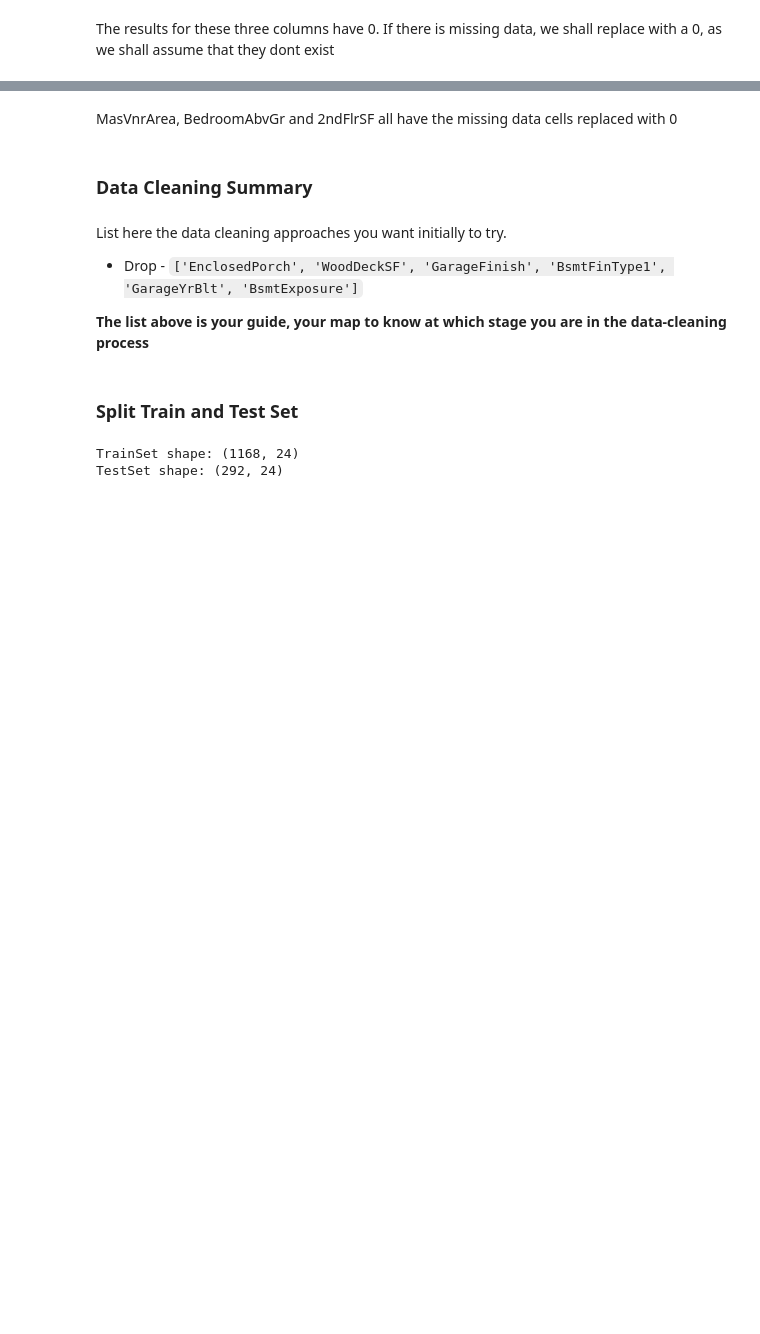
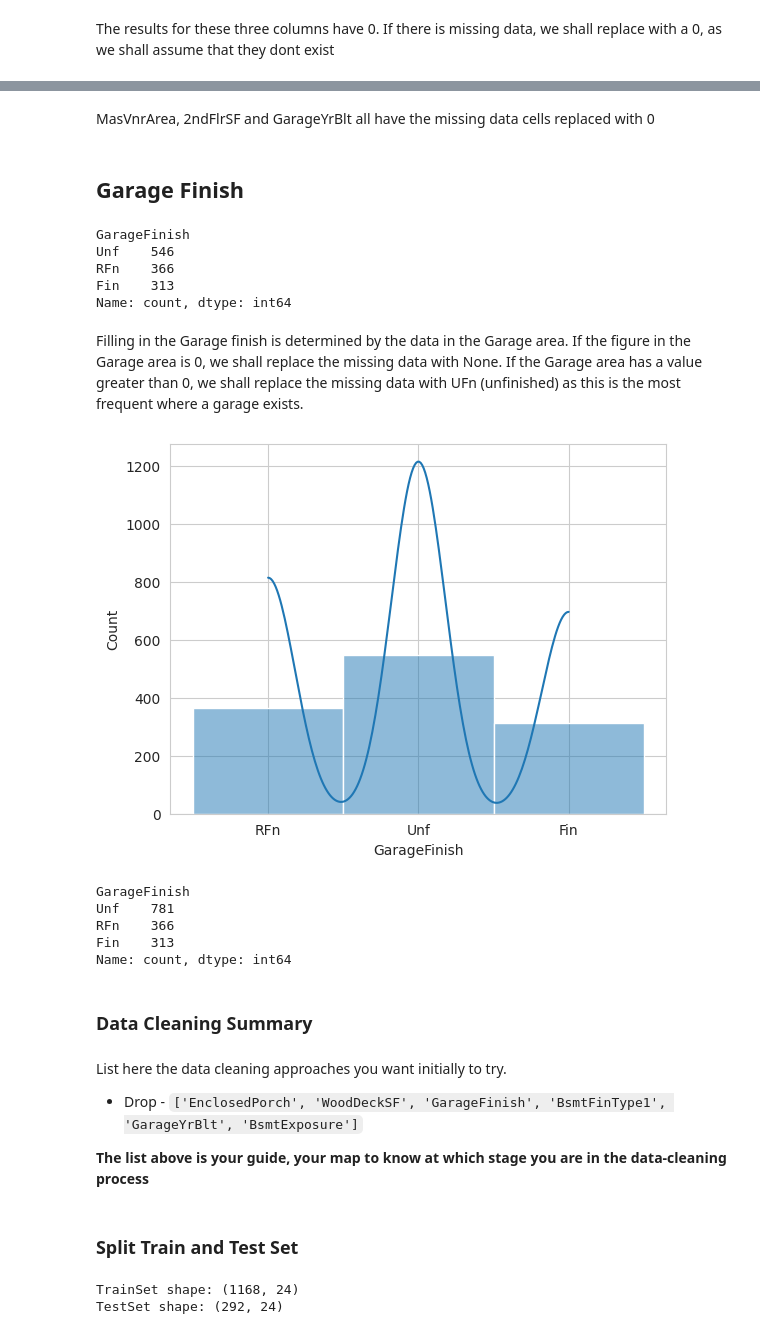
Before and after one commit to JohnStuartPhil/p5test, a Jupyter notebook: jupyter_notebooks/03 - DataCleaning.ipynb, the cells around one changed output, grey strips where cells are left out. Drawn from its saved outputs; the diff is of its cells as text; code cells hidden in the pictures; blank space fills up the shorter version.

```diff
--- a/jupyter_notebooks/03 - DataCleaning.ipynb
+++ b/jupyter_notebooks/03 - DataCleaning.ipynb
@@ -318,3 +345,23 @@ MasVnrArea    0
 dtype: int64
 # %% [markdown]
-MasVnrArea, BedroomAbvGr and 2ndFlrSF all have the missing data cells replaced with 0
+MasVnrArea, 2ndFlrSF and GarageYrBlt all have the missing data cells replaced with 0
+# %% [markdown]
+## Garage Finish
+# %%
+df['GarageFinish'].value_counts()
+# %% [output]
+GarageFinish
+Unf    546
+RFn    366
+Fin    313
+Name: count, dtype: int64
+# %% [markdown]
+Filling in the Garage finish is determined by the data in the Garage area. If the figure in the Garage area is 0, we shall replace the missing data with None. If the Garage area has a value greater than 0, we shall replace the missing data with UFn (unfinished) as this is the most frequent where a garage exists.
+# %%
+sns.set_style('whitegrid')
+for col in ['GarageFinish']:
+  sns.histplot(data=df, x=col, kde=True)
+  plt.show()
+  print('\n')
+# %% [output]
+[figure, added]
@@ -321,3 +378,11 @@ MasVnrArea, BedroomAbvGr and 2ndFlrSF all have the missing data cells replaced w
+# %%
+df['GarageFinish'].value_counts()
+# %% [output]
+GarageFinish
+Unf    781
+RFn    366
+Fin    313
+Name: count, dtype: int64
 # %% [markdown]
 ### Data Cleaning Summary
 # %% [markdown]
```
Also changed, not shown: parts of 19 cells of this notebook.
